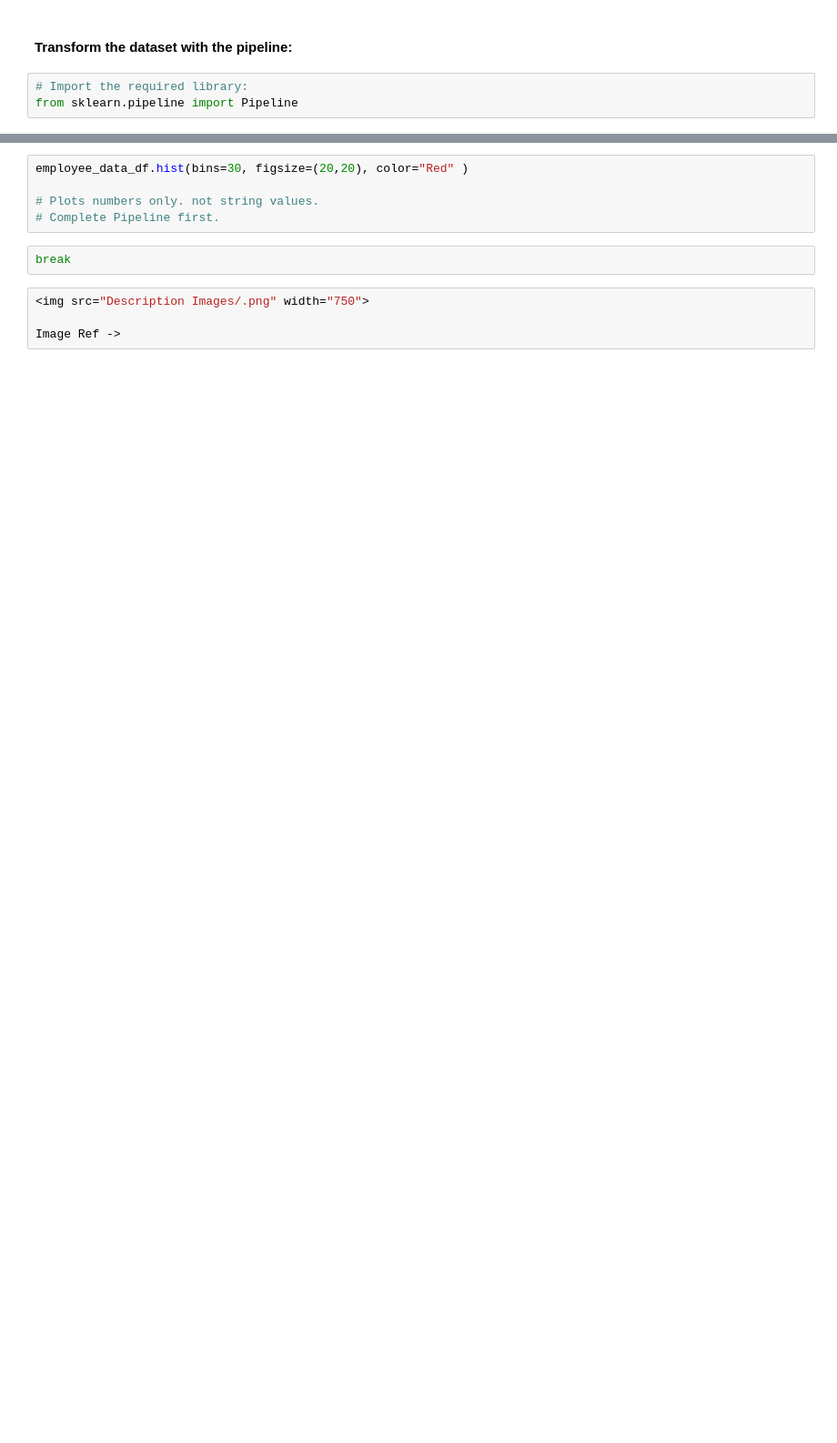
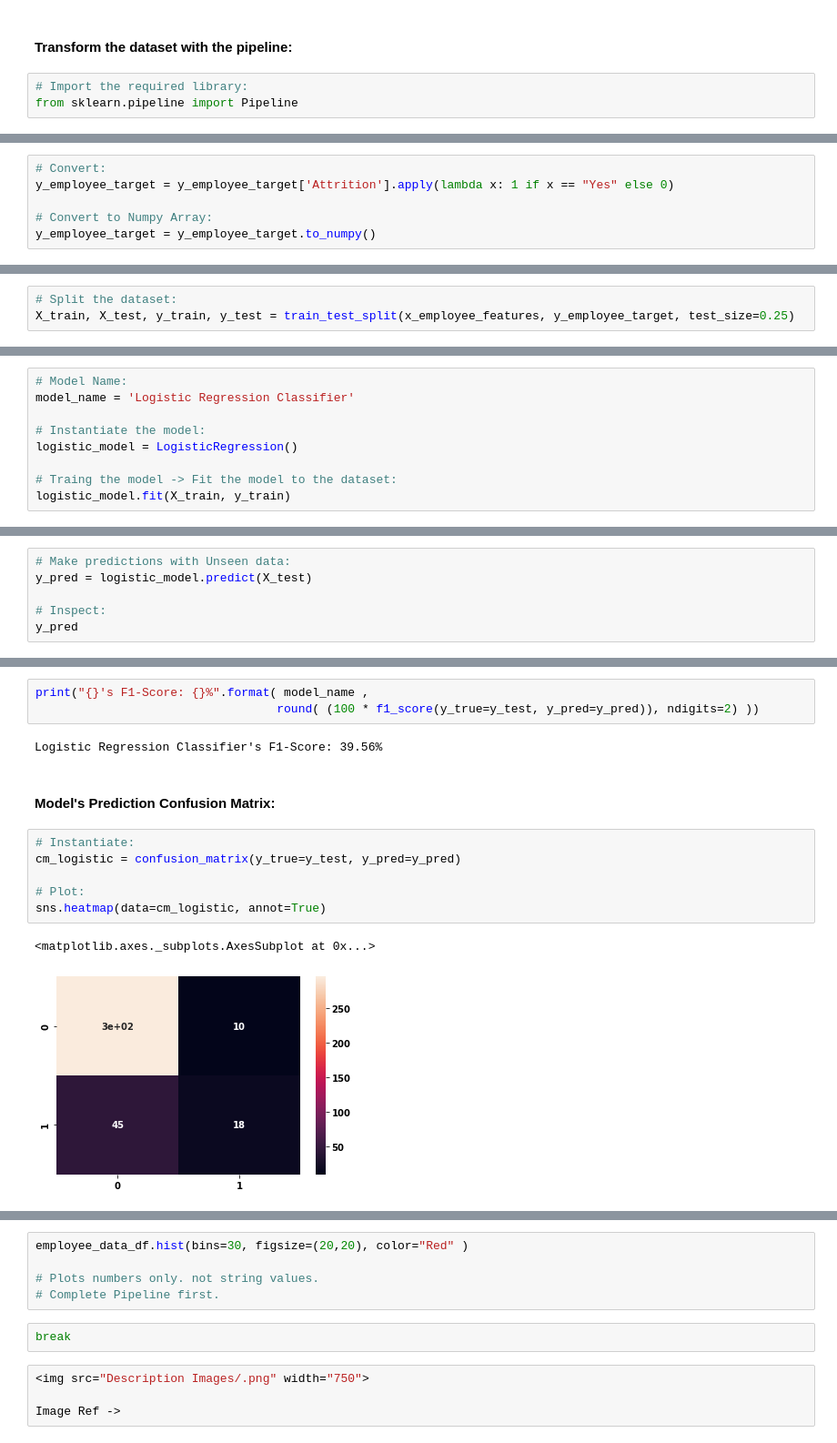
Before and after one commit to ylee9107/DS_Projects_for_Business, a Jupyter notebook: Project 1 - DS for HR department/DSB_Human Resource Department.ipynb, the cells around one changed output, grey strips where cells are left out. Shown: that part at 91% size. Drawn from its saved outputs; the diff is of its cells as text; blank space fills up the shorter version.

```diff
--- a/Project 1 - DS for HR department/DSB_Human Resource Department.ipynb
+++ b/Project 1 - DS for HR department/DSB_Human Resource Department.ipynb
@@ -989,0 +998,6 @@ Column to Encode -> BusinessTravel | Unique values are: ['Travel_Rarely', 'Trave
+# %%
+# Convert:
+y_employee_target = y_employee_target['Attrition'].apply(lambda x: 1 if x == "Yes" else 0)
+
+# Convert to Numpy Array:
+y_employee_target = y_employee_target.to_numpy()
@@ -989,0 +1025,3 @@ Column to Encode -> BusinessTravel | Unique values are: ['Travel_Rarely', 'Trave
+# %%
+# Split the dataset:
+X_train, X_test, y_train, y_test = train_test_split(x_employee_features, y_employee_target, test_size=0.25)
@@ -989,0 +1043,9 @@ Column to Encode -> BusinessTravel | Unique values are: ['Travel_Rarely', 'Trave
+# %%
+# Model Name:
+model_name = 'Logistic Regression Classifier'
+
+# Instantiate the model:
+logistic_model = LogisticRegression()
+
+# Traing the model -> Fit the model to the dataset:
+logistic_model.fit(X_train, y_train)
@@ -989,0 +1058,6 @@ Column to Encode -> BusinessTravel | Unique values are: ['Travel_Rarely', 'Trave
+# %%
+# Make predictions with Unseen data:
+y_pred = logistic_model.predict(X_test)
+
+# Inspect:
+y_pred
@@ -989,0 +1098,16 @@ Column to Encode -> BusinessTravel | Unique values are: ['Travel_Rarely', 'Trave
+# %%
+print("{}'s F1-Score: {}%".format( model_name ,
+                                  round( (100 * f1_score(y_true=y_test, y_pred=y_pred)), ndigits=2) ))
+# %% [output]
+Logistic Regression Classifier's F1-Score: 39.56%
+# %% [markdown]
+#### Model's Prediction Confusion Matrix:
+# %%
+# Instantiate:
+cm_logistic = confusion_matrix(y_true=y_test, y_pred=y_pred)
+
+# Plot:
+sns.heatmap(data=cm_logistic, annot=True)
+# %% [output]
+<matplotlib.axes._subplots.AxesSubplot at 0x...>
+[figure, added]
```
Also changed, not shown: parts of 42 cells of this notebook.
